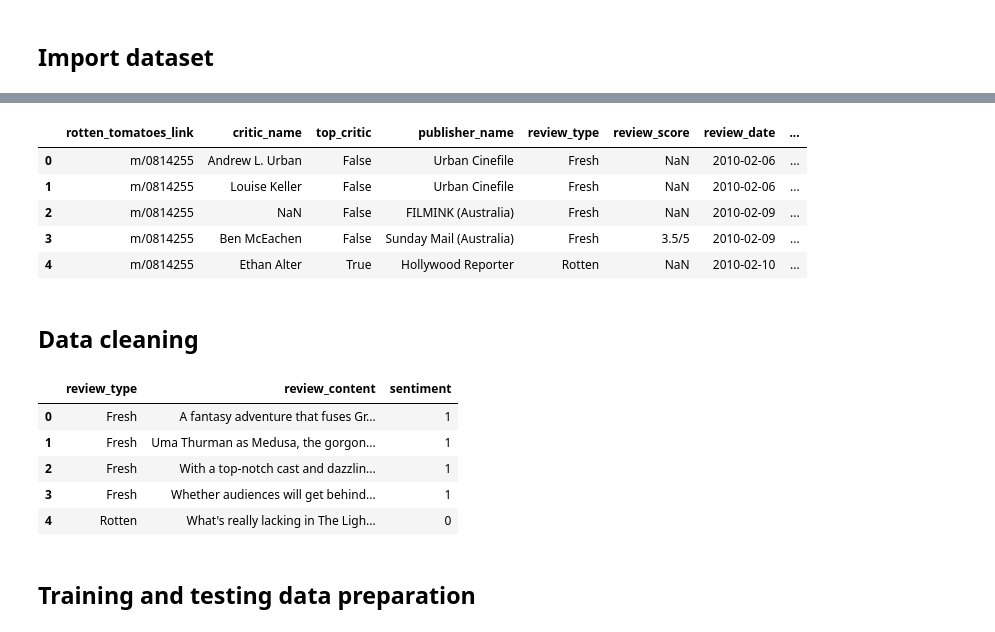
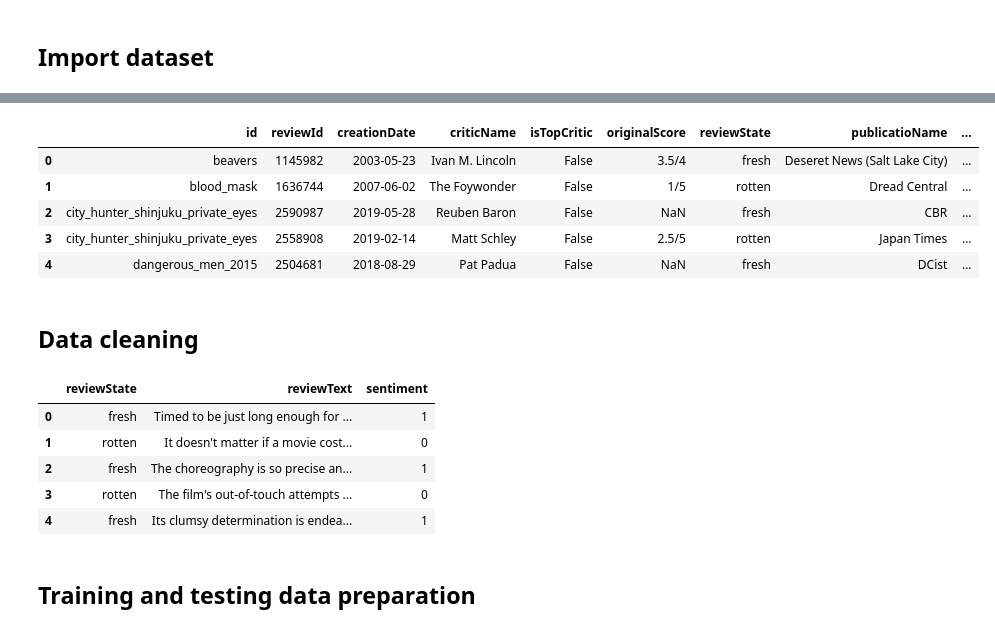
Before and after one commit to cqhung1412/lstm_cnn_sentiment, a Jupyter notebook: rotten-tomatoes-lstm-cnn.ipynb, the cells around one changed output, grey strips where cells are left out. Saved outputs shown, nothing was run; the diff lists cells and outputs as text; code cells hidden in the pictures.

```diff
--- a/rotten-tomatoes-lstm-cnn.ipynb
+++ b/rotten-tomatoes-lstm-cnn.ipynb
@@ -18,33 +32,33 @@ Num GPUs Available:  0
 # %%
-data = pd.read_csv("./rotten_tomatoes_critic_reviews.csv")
+data = pd.read_csv("./rotten_tomatoes_movie_reviews.csv")
 data.head()
 # %% [output]
-|  | rotten_tomatoes_link | critic_name | top_critic | publisher_name | review_type | review_score | review_date | ... |
-| 0 | m/0814255 | Andrew L. Urban | False | Urban Cinefile | Fresh | NaN | 2010-02-06 | ... |
-| 1 | m/0814255 | Louise Keller | False | Urban Cinefile | Fresh | NaN | 2010-02-06 | ... |
-| 2 | m/0814255 | NaN | False | FILMINK (Australia) | Fresh | NaN | 2010-02-09 | ... |
-| 3 | m/0814255 | Ben McEachen | False | Sunday Mail (Australia) | Fresh | 3.5/5 | 2010-02-09 | ... |
-| 4 | m/0814255 | Ethan Alter | True | Hollywood Reporter | Rotten | NaN | 2010-02-10 | ... |
+|  | id | reviewId | creationDate | criticName | isTopCritic | originalScore | reviewState | publicatioName | ... |
+| 0 | beavers | 1145982 | 2003-05-23 | Ivan M. Lincoln | False | 3.5/4 | fresh | Deseret News (Salt Lake City) | ... |
+| 1 | blood_mask | 1636744 | 2007-06-02 | The Foywonder | False | 1/5 | rotten | Dread Central | ... |
+| 2 | city_hunter_shinjuku_private_eyes | 2590987 | 2019-05-28 | Reuben Baron | False | NaN | fresh | CBR | ... |
+| 3 | city_hunter_shinjuku_private_eyes | 2558908 | 2019-02-14 | Matt Schley | False | 2.5/5 | rotten | Japan Times | ... |
+| 4 | dangerous_men_2015 | 2504681 | 2018-08-29 | Pat Padua | False | NaN | fresh | DCist | ... |
 # %% [markdown]
 ## Data cleaning
 # %%
-# Drop missing review_content rows
-data = data.dropna(subset=['review_content'])
+# Drop missing reviewText rows
+data = data.dropna(subset=['reviewText'])
 
-# Only use review_type (result) and review_content columns
-data = data[['review_type', 'review_content']]
+# Only use reviewState (result) and reviewText columns
+data = data[['reviewState', 'reviewText']]
 
 # Encode sentiment
-data['sentiment'] = data['review_type'].apply(lambda x: 1 if x == 'Fresh' else 0)
+data['sentiment'] = data['reviewState'].apply(lambda x: 1 if x == 'fresh' else 0)
 
 data.head()
 # %% [output]
-|  | review_type | review_content | sentiment |
-| 0 | Fresh | A fantasy adventure that fuses Gr... | 1 |
-| 1 | Fresh | Uma Thurman as Medusa, the gorgon... | 1 |
-| 2 | Fresh | With a top-notch cast and dazzlin... | 1 |
-| 3 | Fresh | Whether audiences will get behind... | 1 |
-| 4 | Rotten | What's really lacking in The Ligh... | 0 |
+|  | reviewState | reviewText | sentiment |
+| 0 | fresh | Timed to be just long enough for ... | 1 |
+| 1 | rotten | It doesn't matter if a movie cost... | 0 |
+| 2 | fresh | The choreography is so precise an... | 1 |
+| 3 | rotten | The film's out-of-touch attempts ... | 0 |
+| 4 | fresh | Its clumsy determination is endea... | 1 |
 # %% [markdown]
 ## Training and testing data preparation
 # %%
```
Also changed, not shown: parts of 11 cells of this notebook, 2 other files.
